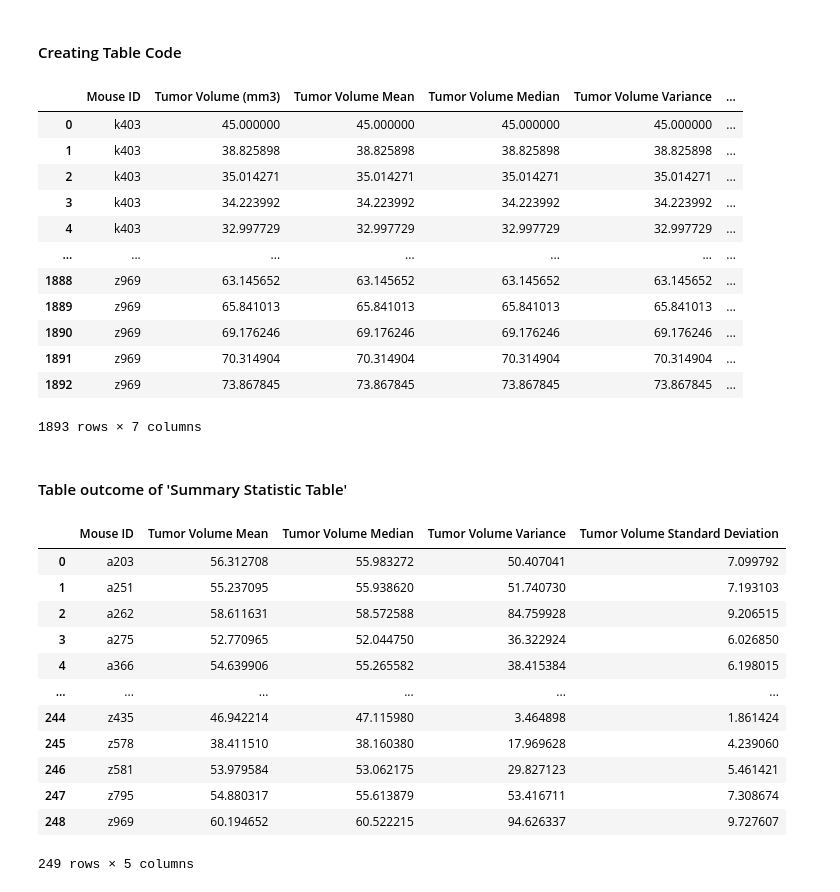
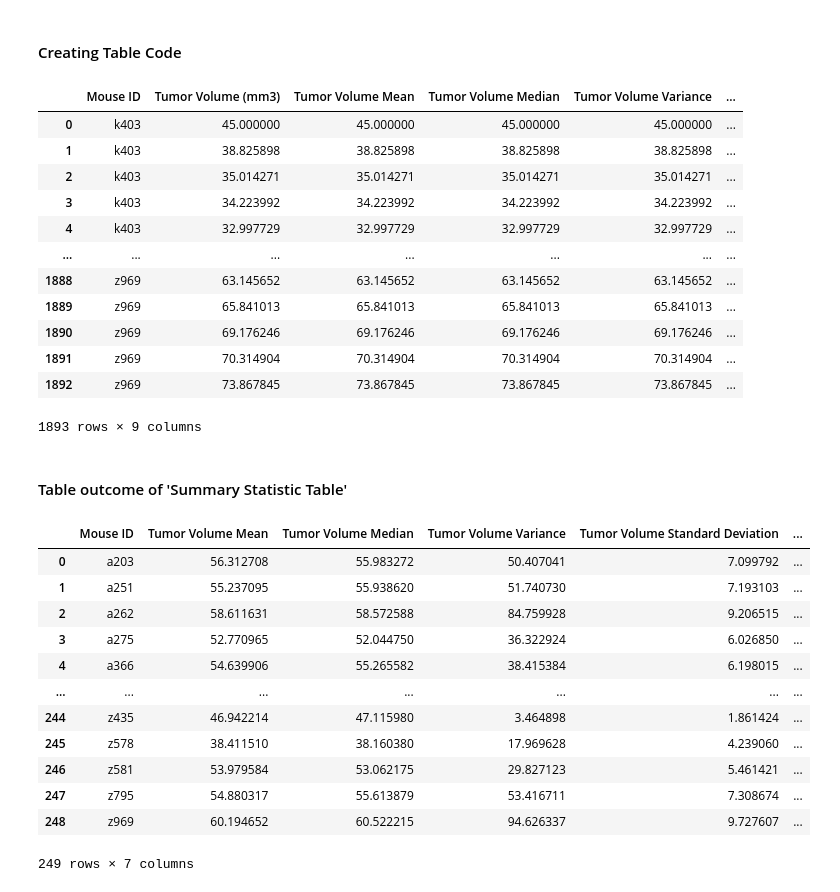
Before and after one commit to samuelroiz/Pymaceuticals_DA, a Jupyter notebook: Pymaceuticals_Code.ipynb, the cells around one changed output. Cells and saved outputs as stored; diff of their text form; code cells hidden in the pictures.

Commit message:
Column added to Summary Stats.

```diff
--- a/Pymaceuticals_Code.ipynb
+++ b/Pymaceuticals_Code.ipynb
@@ -290,6 +290,8 @@ summary_tumor.loc[:, "Tumor Volume Median"] = merge_df["Tumor Volume (mm3)"]
 summary_tumor.loc[:, "Tumor Volume Variance"] = merge_df["Tumor Volume (mm3)"]
 summary_tumor.loc[:, "Tumor Volume Standard Deviation"] = merge_df["Tumor Volume (mm3)"]
 summary_tumor.loc[:, "Tumor Volume SEM"] = merge_df["Tumor Volume (mm3)"]
+summary_tumor.loc[:, "Tumor Volume Min"] = merge_df["Tumor Volume (mm3)"]
+summary_tumor.loc[:, "Tumor Volume Max"] = merge_df["Tumor Volume (mm3)"]
 
 # delete Columns
 del summary_tumor['Drug Regimen']
@@ -315,28 +317,30 @@ summary_tumor
 | 1890 | z969 | 69.176246 | 69.176246 | 69.176246 | 69.176246 | ... |
 | 1891 | z969 | 70.314904 | 70.314904 | 70.314904 | 70.314904 | ... |
 | 1892 | z969 | 73.867845 | 73.867845 | 73.867845 | 73.867845 | ... |
-1893 rows × 7 columns
+1893 rows × 9 columns
 # %% [markdown]
 #### Table outcome of 'Summary Statistic Table'
 # %%
 sum_tumor = summary_tumor.groupby(['Mouse ID'], as_index=False).agg({'Tumor Volume Mean': 'mean', 'Tumor Volume Median':'median','Tumor Volume Variance':'var','Tumor Volume Standard Deviation':'std'})
 sum_tumor
 
+sum_tumor = summary_tumor.groupby(['Mouse ID'], as_index=False).agg({'Tumor Volume Mean': 'mean', 'Tumor Volume Median':'median','Tumor Volume Variance':'var','Tumor Volume Standard Deviation':'std','Tumor Volume Min':'min','Tumor Volume Max':'max'})
+sum_tumor
 
 # Use groupby and summary statistical methods to calculate the following properties of each drug regimen:
 # mean, median, variance, standard deviation, and SEM of the tumor volume.
 # Assemble the resulting series into a single summary dataframe.
 # %% [output]
-|  | Mouse ID | Tumor Volume Mean | Tumor Volume Median | Tumor Volume Variance | Tumor Volume Standard Deviation |
-| 0 | a203 | 56.312708 | 55.983272 | 50.407041 | 7.099792 |
-| 1 | a251 | 55.237095 | 55.938620 | 51.740730 | 7.193103 |
-| 2 | a262 | 58.611631 | 58.572588 | 84.759928 | 9.206515 |
-| 3 | a275 | 52.770965 | 52.044750 | 36.322924 | 6.026850 |
-| 4 | a366 | 54.639906 | 55.265582 | 38.415384 | 6.198015 |
-| ... | ... | ... | ... | ... | ... |
-| 244 | z435 | 46.942214 | 47.115980 | 3.464898 | 1.861424 |
-| 245 | z578 | 38.411510 | 38.160380 | 17.969628 | 4.239060 |
-| 246 | z581 | 53.979584 | 53.062175 | 29.827123 | 5.461421 |
-| 247 | z795 | 54.880317 | 55.613879 | 53.416711 | 7.308674 |
-| 248 | z969 | 60.194652 | 60.522215 | 94.626337 | 9.727607 |
+|  | Mouse ID | Tumor Volume Mean | Tumor Volume Median | Tumor Volume Variance | Tumor Volume Standard Deviation | ... |
+| 0 | a203 | 56.312708 | 55.983272 | 50.407041 | 7.099792 | ... |
+| 1 | a251 | 55.237095 | 55.938620 | 51.740730 | 7.193103 | ... |
+| 2 | a262 | 58.611631 | 58.572588 | 84.759928 | 9.206515 | ... |
+| 3 | a275 | 52.770965 | 52.044750 | 36.322924 | 6.026850 | ... |
+| 4 | a366 | 54.639906 | 55.265582 | 38.415384 | 6.198015 | ... |
+| ... | ... | ... | ... | ... | ... | ... |
+| 244 | z435 | 46.942214 | 47.115980 | 3.464898 | 1.861424 | ... |
+| 245 | z578 | 38.411510 | 38.160380 | 17.969628 | 4.239060 | ... |
+| 246 | z581 | 53.979584 | 53.062175 | 29.827123 | 5.461421 | ... |
+| 247 | z795 | 54.880317 | 55.613879 | 53.416711 | 7.308674 | ... |
+| 248 | z969 | 60.194652 | 60.522215 | 94.626337 | 9.727607 | ... |
-249 rows × 5 columns
+249 rows × 7 columns
```
